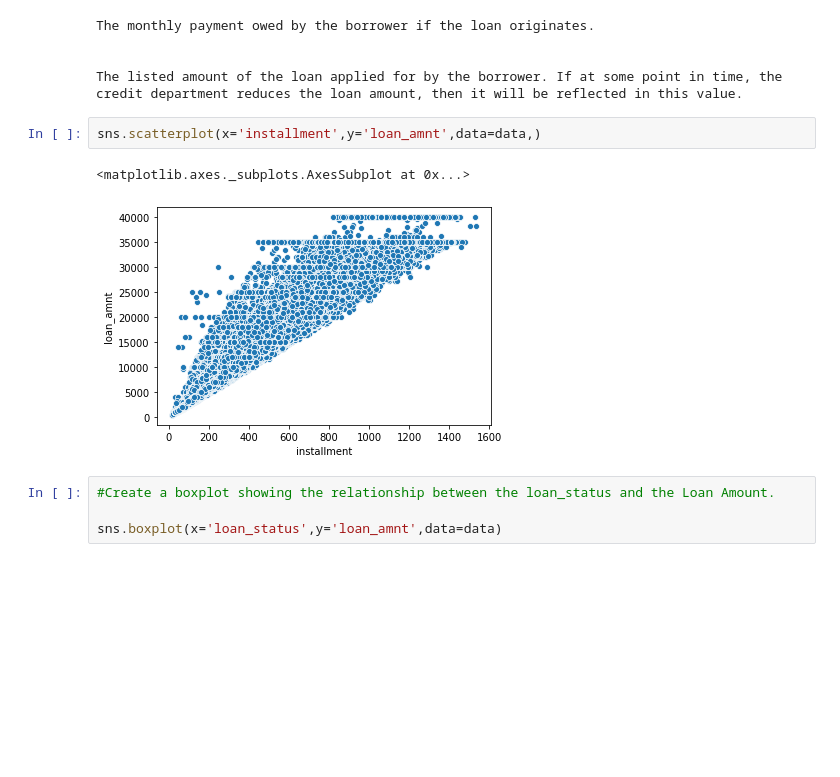
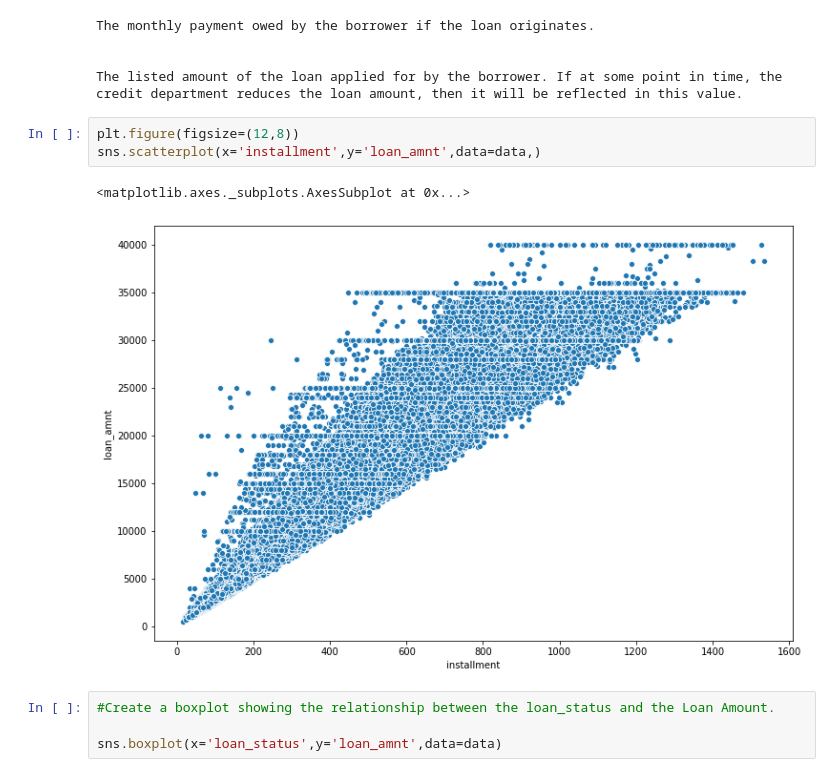
Before and after one commit to R-aryan/Attendence_Automation, a Jupyter notebook: Lending_Club_Loan.ipynb, the cells around one changed output. Saved outputs shown, nothing was run; the diff lists cells and outputs as text; blank space fills up the shorter version.

```diff
--- a/Lending_Club_Loan.ipynb
+++ b/Lending_Club_Loan.ipynb
@@ -308,10 +308,11 @@ The monthly payment owed by the borrower if the loan originates.
 
 The listed amount of the loan applied for by the borrower. If at some point in time, the credit department reduces the loan amount, then it will be reflected in this value.
 # %%
+plt.figure(figsize=(12,8))
 sns.scatterplot(x='installment',y='loan_amnt',data=data,)
 # %% [output]
 <matplotlib.axes._subplots.AxesSubplot at 0x...>
-[figure, old version]
+[figure, new version]
 # %%
 #Create a boxplot showing the relationship between the loan_status and the Loan Amount.
 
```
Also changed, not shown: parts of 71 cells of this notebook.
